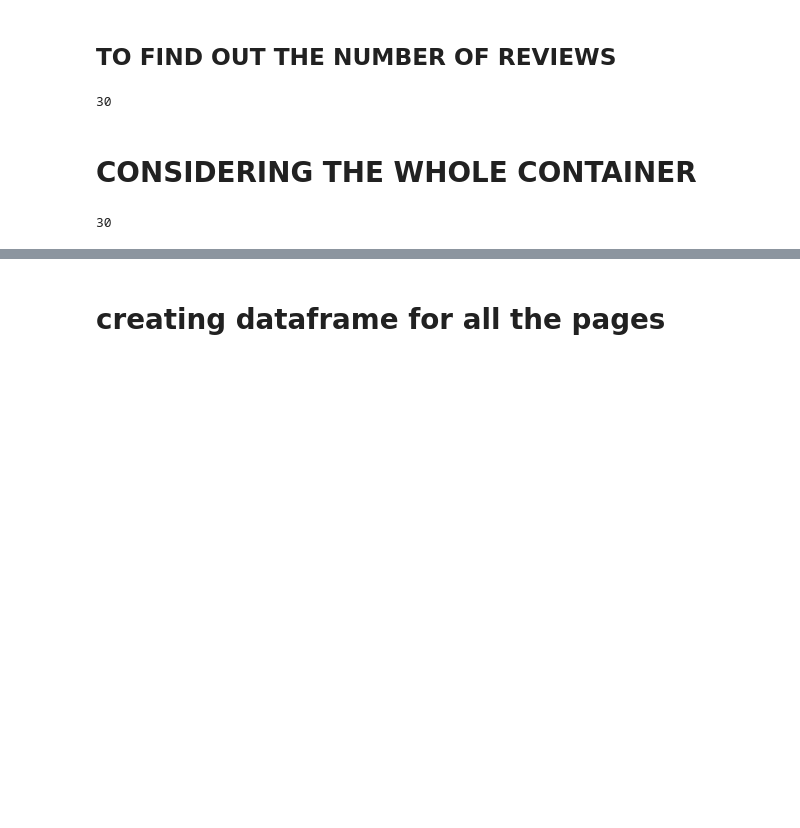
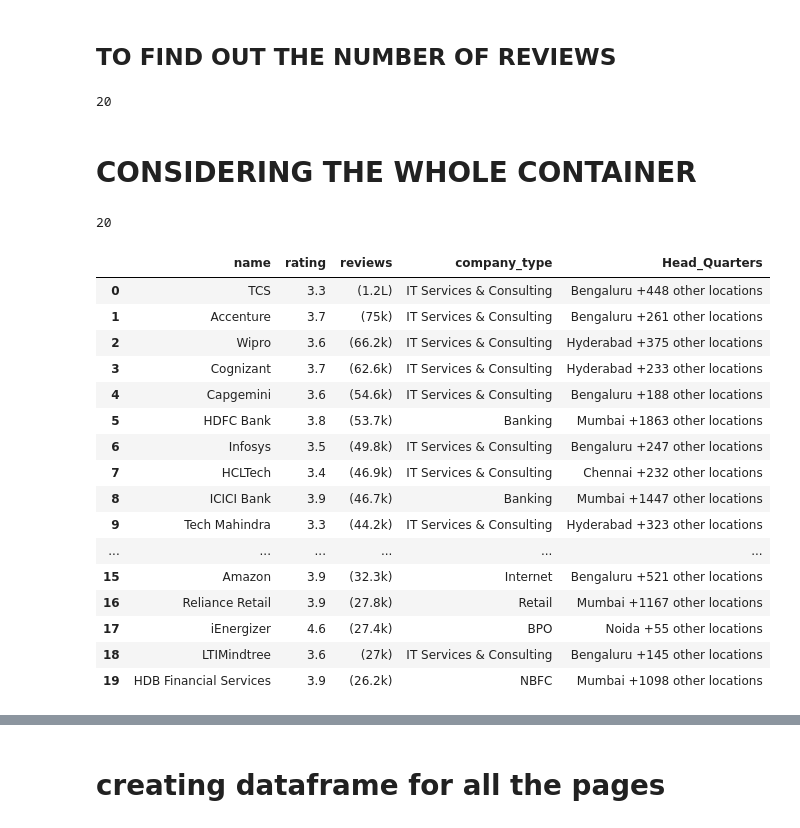
Before and after one commit to VishalYadav2858/AI-Engineer, a Jupyter notebook: ML/ML_notes/100-days-of-machine-learning/day18-pandas-dataframe-using-web-scraping/day18.ipynb, the cells around one changed output, grey strips where cells are left out. Cells and saved outputs as stored; diff of their text form; code cells hidden in the pictures; blank space fills up the shorter version.

```diff
--- a/ML/ML_notes/100-days-of-machine-learning/day18-pandas-dataframe-using-web-scraping/day18.ipynb
+++ b/ML/ML_notes/100-days-of-machine-learning/day18-pandas-dataframe-using-web-scraping/day18.ipynb
@@ -12,3 +10,6 @@ webpage=requests.get('https://www.ambitionbox.com/list-of-companies?page=1').tex
+# %%
+headers={'User-Agent':'Mozilla/5.0 (Windows NT 6.3; Win 64 ; x64) Apple WeKit /537.36(KHTML , like Gecko) Chrome/80.0.3987.162 Safari/537.36'}
+webpage= requests.get('https://www.ambitionbox.com/list-of-companies?page=1',headers=headers).text
 # %%
 webpage
 # %% [output]
@@ -44,41 +128,58 @@ len(soup.find_all('p',class_='rating'))
 # %% [markdown]
 ## TO FIND OUT THE NUMBER OF REVIEWS
 # %%
-len(soup.find_all('a' , class_='review-count'))
+len(soup.find_all(class_='companyCardWrapper__companyRatingCount'))
 # %% [output]
-30
+20
 # %% [markdown]
 # CONSIDERING THE WHOLE CONTAINER
 # %%
-company=soup.find_all('div',class_='company-content-wrapper')
+company=soup.find_all(class_='companyCardWrapper')
+# company
 # %%
 len(company)
 # %% [output]
-30
+20
 # %%
 name=[]
 rating=[]
 reviews=[]
 ctype=[]
 hq=[]
-how_old=[]
-no_of_employee=[]
+
 
 for i in company:
 
   name.append(i.find('h2').text.strip())
-  rating.append(i.find('p',class_='rating').text.strip())
-  reviews.append(i.find('a' , class_='review-count').text.strip())
-  ctype.append(i.find_all('p',class_='infoEntity')[0].text.strip())
-  hq.append(i.find_all('p',class_='infoEntity')[1].text.strip())
-  how_old.append(i.find_all('p',class_='infoEntity')[2].text.strip())
-  no_of_employee.append(i.find_all('p',class_='infoEntity')[3].text.strip())
+  rating.append(i.find(class_='rating_text').text.strip())
+  reviews.append(i.find(class_='companyCardWrapper__companyRatingCount').text.strip())
+  ctype.append(i.find_all(class_='companyCardWrapper__interLinking')[0].text.strip().split('|')[0].strip())
+  hq.append(i.find_all(class_='companyCardWrapper__interLinking')[0].text.strip().split('|')[1].strip())
+
 
 df=pd.DataFrame({'name':name,
    'rating':rating,
    'reviews':reviews,
    'company_type':ctype,
    'Head_Quarters':hq,
-   'Company_Age':how_old,
-   'No_of_Employee':no_of_employee,
    })
+# %%
+df
+# %% [output]
+|  | name | rating | reviews | company_type | Head_Quarters |
+| 0 | TCS | 3.3 | (1.2L) | IT Services & Consulting | Bengaluru +448 other locations |
+| 1 | Accenture | 3.7 | (75k) | IT Services & Consulting | Bengaluru +261 other locations |
+| 2 | Wipro | 3.6 | (66.2k) | IT Services & Consulting | Hyderabad +375 other locations |
+| 3 | Cognizant | 3.7 | (62.6k) | IT Services & Consulting | Hyderabad +233 other locations |
+| 4 | Capgemini | 3.6 | (54.6k) | IT Services & Consulting | Bengaluru +188 other locations |
+| 5 | HDFC Bank | 3.8 | (53.7k) | Banking | Mumbai +1863 other locations |
+| 6 | Infosys | 3.5 | (49.8k) | IT Services & Consulting | Bengaluru +247 other locations |
+| 7 | HCLTech | 3.4 | (46.9k) | IT Services & Consulting | Chennai +232 other locations |
+| 8 | ICICI Bank | 3.9 | (46.7k) | Banking | Mumbai +1447 other locations |
+| 9 | Tech Mahindra | 3.3 | (44.2k) | IT Services & Consulting | Hyderabad +323 other locations |
+| ... | ... | ... | ... | ... | ... |
+| 15 | Amazon | 3.9 | (32.3k) | Internet | Bengaluru +521 other locations |
+| 16 | Reliance Retail | 3.9 | (27.8k) | Retail | Mumbai +1167 other locations |
+| 17 | iEnergizer | 4.6 | (27.4k) | BPO | Noida +55 other locations |
+| 18 | LTIMindtree | 3.6 | (27k) | IT Services & Consulting | Bengaluru +145 other locations |
+| 19 | HDB Financial Services | 3.9 | (26.2k) | NBFC | Mumbai +1098 other locations |
```
Also changed, not shown: parts of 27 cells of this notebook.
